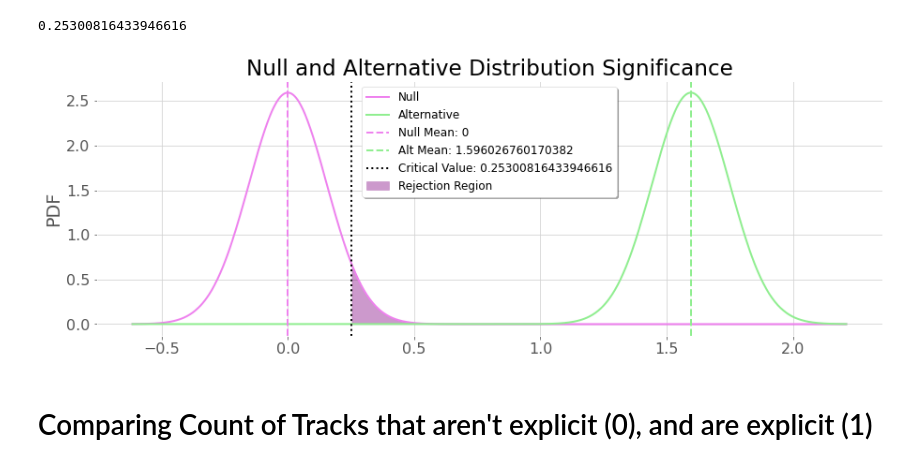
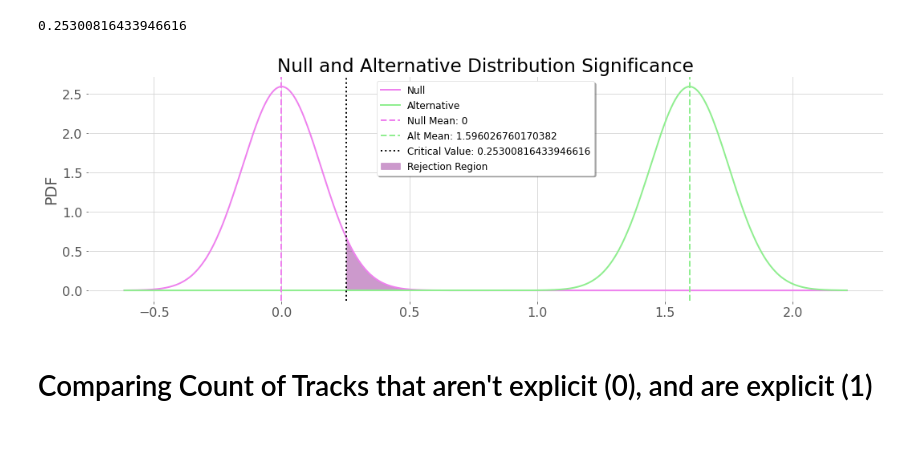
Before and after one commit to ATLas278/SpotifyDanceabillity, a Jupyter notebook: spotify_1.ipynb, the cells around one changed output. Saved outputs shown, nothing was run; the diff lists cells and outputs as text; code cells hidden in the pictures; blank space fills up the shorter version.

```diff
--- a/spotify_1.ipynb
+++ b/spotify_1.ipynb
@@ -358,17 +369,20 @@ critical
 # %%
 fig, ax = plt.subplots(figsize=(15,5))
 
 ax.plot(x_,ynull,color=col_major, label='Null',linewidth=2)
 ax.plot(x_,yalt,color=col_minor,label='Alternative',linewidth=2)
 ax.axvline(x=0, label='Null Mean: 0', color=col_major,linestyle='--',linewidth=2)
 ax.axvline(x=alt_mean, label=f'Alt Mean: {alt_mean}', color=col_minor,linestyle='--',linewidth=2)
 ax.axvline(x=critical, color='black',linestyle=':',label=f'Critical Value: {critical}',linewidth=2)
 ax.fill_between(x_,ynull,0,where=(x_ >= critical),color='purple',alpha=.4,label='Rejection Region')
 ax.legend(prop={'size': 12},shadow=True)
 ax.set_title('Null and Alternative Distribution Significance')
 ax.set_ylabel('PDF');
+plt.tight_layout()
+plt.savefig('Images/hyp_test_key.png', dpi=300, bbox_inches='tight')
+plt.show()
 # %% [output]
-[figure, old version]
+[figure, new version]
 # %% [markdown]
 # Comparing Count of Tracks that aren't explicit (0), and are explicit (1)
 # %% [markdown]
```
Also changed, not shown: parts of 4 cells of this notebook, 7 other files.
